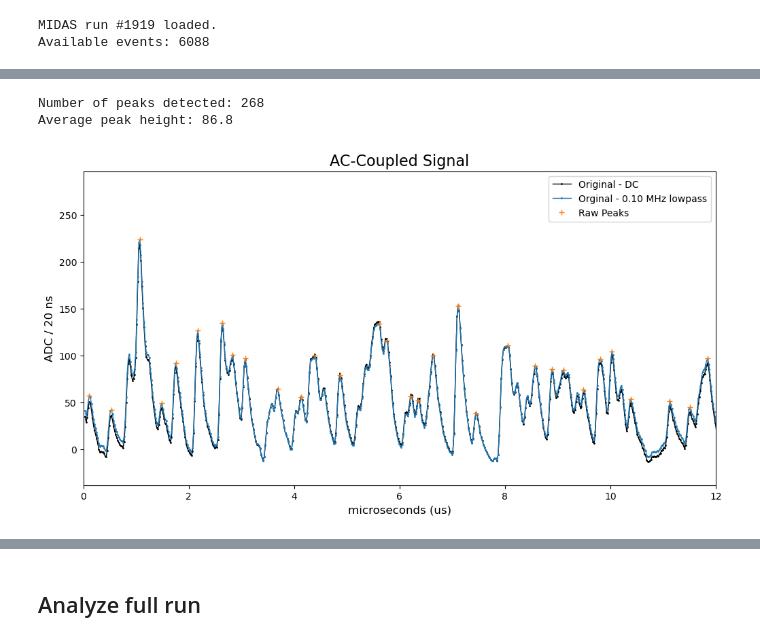
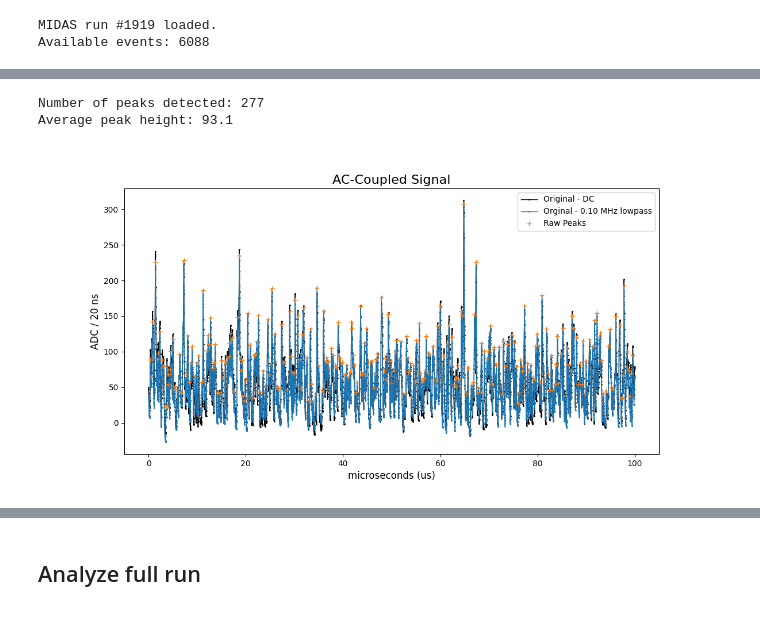
Before and after one commit to peckalec/dm-lab, a Jupyter notebook: REFLECT/SiPM_Analysis.ipynb, the cells around one changed output, grey strips where cells are left out. Drawn from its saved outputs; the diff is of its cells as text; code cells hidden in the pictures.

```diff
--- a/REFLECT/SiPM_Analysis.ipynb
+++ b/REFLECT/SiPM_Analysis.ipynb
@@ -79,7 +79,7 @@ NyquistProtection = True
 verbose = True
 
 # Select individual sample to tune analysis parameters
-samplenum = 11
+samplenum = 12
 
 #### Generate preview
 ahist = inputfile[inputfile.keys()[samplenum]].values()
@@ -184,7 +184,7 @@ Window FFT max frequency: 12.09
 # %%
 ####  Select Lowpass removal
 lowpasscut = 1/10
-DCoffset = -49 # manual DC offset
+DCoffset = -55 # manual DC offset
 
 #### Remove lowpass from original signal and compare
 tic()
@@ -221,29 +221,29 @@ Elapsed time is 8.299 milliseconds.
 # %%
 #### Select raw peak-finder parameters
 rawpwidth = 3
 rawpprom = 10
 
 signal_down = signal-np.mean(signal,dtype="float64")-DCoffset
 signal_lp = signal-ReinvFTlp-DCoffset
 
 peaks,props = find_peaks(signal_lp,height=0,width=rawpwidth,prominence=rawpprom)
 
 plt.close()
 plt.plot(time,signal_down,marker=".",linewidth=1,markersize=2,label = "Original - DC",color="black")
 plt.plot(time,signal_lp,marker=".",linewidth=1,markersize=2,label=f"Orginal - {lowpasscut:.2f} MHz lowpass")
 
 plt.plot(time[peaks],signal_lp[peaks],marker="+",linewidth=0,label="Raw Peaks")
 print(f"Number of peaks detected: {len(peaks)}\n\
 Average peak height: {np.mean(signal_lp[peaks]):.1f}")
 plt.legend()
 plt.title("AC-Coupled Signal", size=16)
 plt.xlabel("microseconds (us)", size=12)
 plt.ylabel(f"ADC / {(time[1]-time[0])*1000:.0f} ns", size=12)
-plt.xlim(0,12)
+#plt.xlim(0,48)
 plt.show()
 # %% [output]
-Number of peaks detected: 268
-Average peak height: 86.8
+Number of peaks detected: 277
+Average peak height: 93.1
-[figure, old version]
+[figure, new version]
 # %%
 #### Select rolling integral windows to try
```
Also changed, not shown: parts of 12 cells of this notebook.
